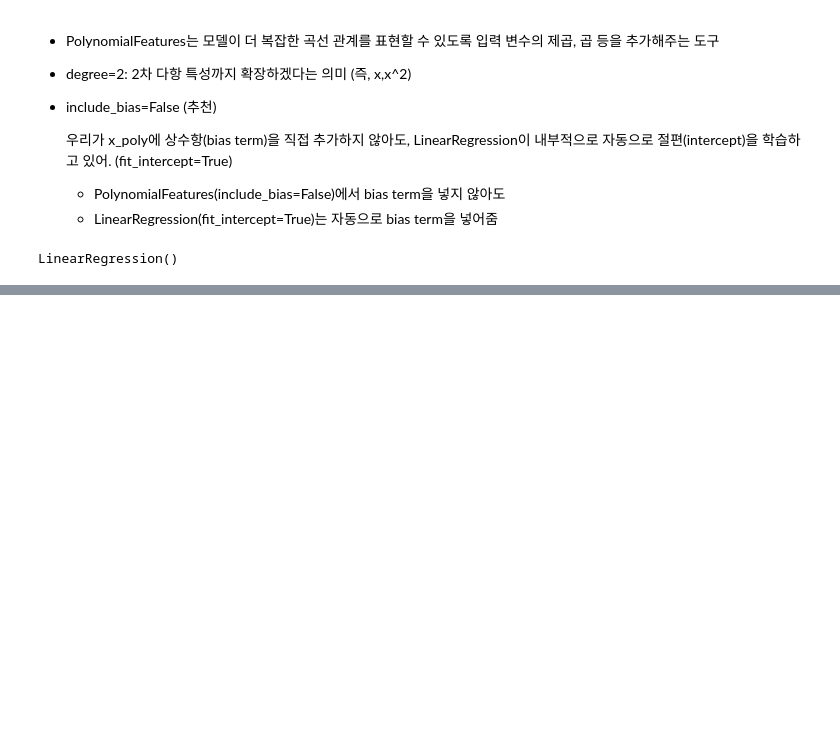
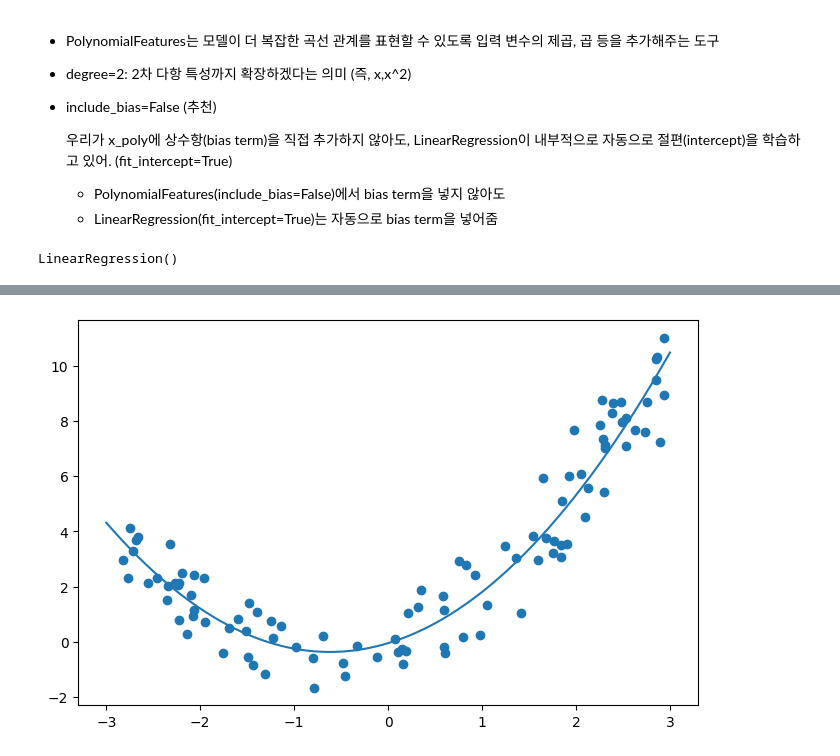
Before and after one commit to hajonghyun/inflearn_ML_from_the_foundation, a Jupyter notebook: 4_Linear_Regression.ipynb, the cells around one changed output, grey strips where cells are left out. Saved outputs shown, nothing was run; the diff lists cells and outputs as text; code cells hidden in the pictures; blank space fills up the shorter version.

```diff
--- a/4_Linear_Regression.ipynb
+++ b/4_Linear_Regression.ipynb
@@ -910,0 +912,15 @@ array([[1.01433842, 0.78008411]])
+# %%
+# x,y데이터 scatter 다시 그리기
+plt.figure(figsize=(8,5))
+plt.scatter(x,y)
+
+# 예측함수를 그리기 위해 x값을 잘게 쪼개고 다항 형식으로 변환
+x_line = np.linspace(-3,3,1000).reshape(1000,1)
+x_line_poly = poly_features.fit_transform(x_line)
+
+y_line = lin_reg.predict(x_line_poly)
+
+plt.plot(x_line,y_line)
+plt.show()
+# %% [output]
+[figure, added]
```
Also changed, not shown: parts of 20 cells of this notebook.
